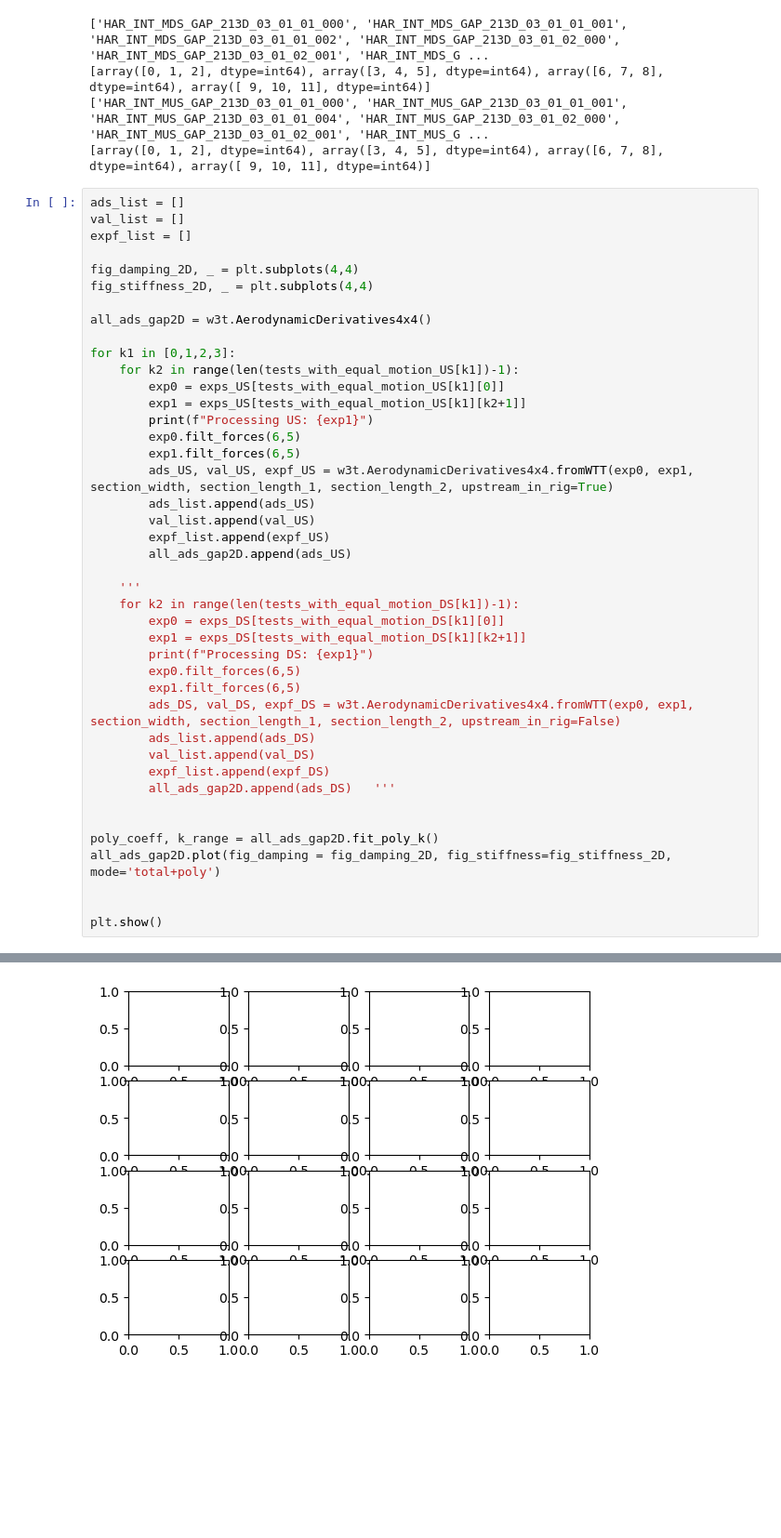
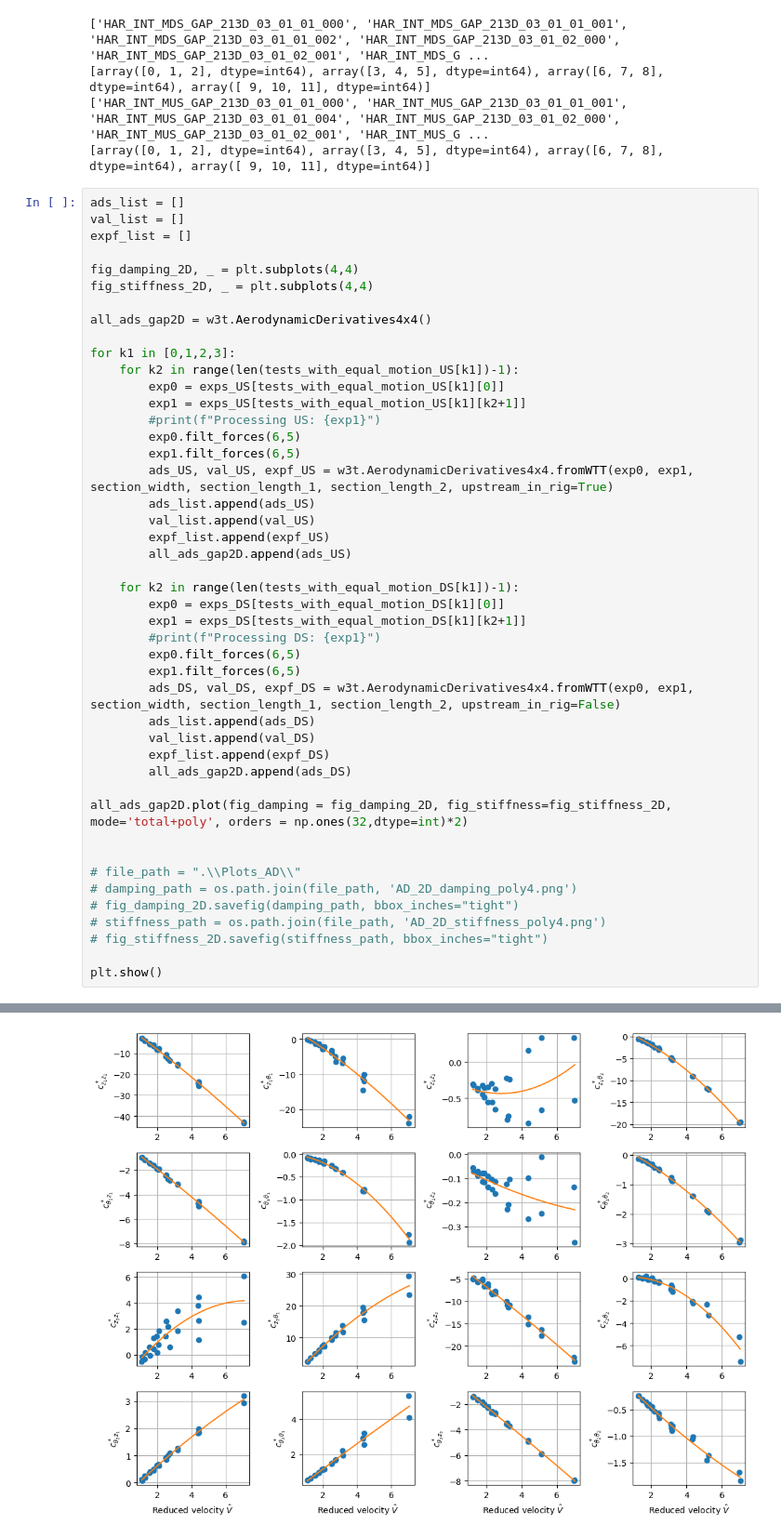
Before and after one commit to lineHRosland/FV_windtunnel_buffeting_flutter, a Jupyter notebook: HAR_INT/ad_polyfitting.ipynb, the cells around one changed output, grey strips where cells are left out. Shown: that part at 93% size. Cells and saved outputs as stored; diff of their text form; blank space fills up the shorter version.

```diff
--- a/HAR_INT/ad_polyfitting.ipynb
+++ b/HAR_INT/ad_polyfitting.ipynb
@@ -75,7 +75,7 @@ for k1 in [0,1,2,3]:
     for k2 in range(len(tests_with_equal_motion_US[k1])-1):
         exp0 = exps_US[tests_with_equal_motion_US[k1][0]]
         exp1 = exps_US[tests_with_equal_motion_US[k1][k2+1]]
-        print(f"Processing US: {exp1}")
+        #print(f"Processing US: {exp1}")
         exp0.filt_forces(6,5)
         exp1.filt_forces(6,5)
         ads_US, val_US, expf_US = w3t.AerodynamicDerivatives4x4.fromWTT(exp0, exp1, section_width, section_length_1, section_length_2, upstream_in_rig=True)
@@ -84,23 +84,26 @@ for k1 in [0,1,2,3]:
         expf_list.append(expf_US)
         all_ads_gap2D.append(ads_US)
 
-    '''
     for k2 in range(len(tests_with_equal_motion_DS[k1])-1):
         exp0 = exps_DS[tests_with_equal_motion_DS[k1][0]]
         exp1 = exps_DS[tests_with_equal_motion_DS[k1][k2+1]]
-        print(f"Processing DS: {exp1}")
+        #print(f"Processing DS: {exp1}")
         exp0.filt_forces(6,5)
         exp1.filt_forces(6,5)
         ads_DS, val_DS, expf_DS = w3t.AerodynamicDerivatives4x4.fromWTT(exp0, exp1, section_width, section_length_1, section_length_2, upstream_in_rig=False)
         ads_list.append(ads_DS)
         val_list.append(val_DS)
         expf_list.append(expf_DS)
-        all_ads_gap2D.append(ads_DS)   '''
+        all_ads_gap2D.append(ads_DS)
+
+all_ads_gap2D.plot(fig_damping = fig_damping_2D, fig_stiffness=fig_stiffness_2D, mode='total+poly', orders = np.ones(32,dtype=int)*2)
 
 
-poly_coeff, k_range = all_ads_gap2D.fit_poly_k()
-all_ads_gap2D.plot(fig_damping = fig_damping_2D, fig_stiffness=fig_stiffness_2D, mode='total+poly')
-
+# file_path = ".\\Plots_AD\\"
+# damping_path = os.path.join(file_path, 'AD_2D_damping_poly4.png')
+# fig_damping_2D.savefig(damping_path, bbox_inches="tight")
+# stiffness_path = os.path.join(file_path, 'AD_2D_stiffness_poly4.png')
+# fig_stiffness_2D.savefig(stiffness_path, bbox_inches="tight")
 
 plt.show()
 # %% [output]
@@ -116 +110 @@ ValueError: could not broadcast input array from shape (0,) into shape (24,)
-[figure, old version]
+[figure, new version]
```
Also changed, not shown: parts of 4 cells of this notebook, 4 other files.
